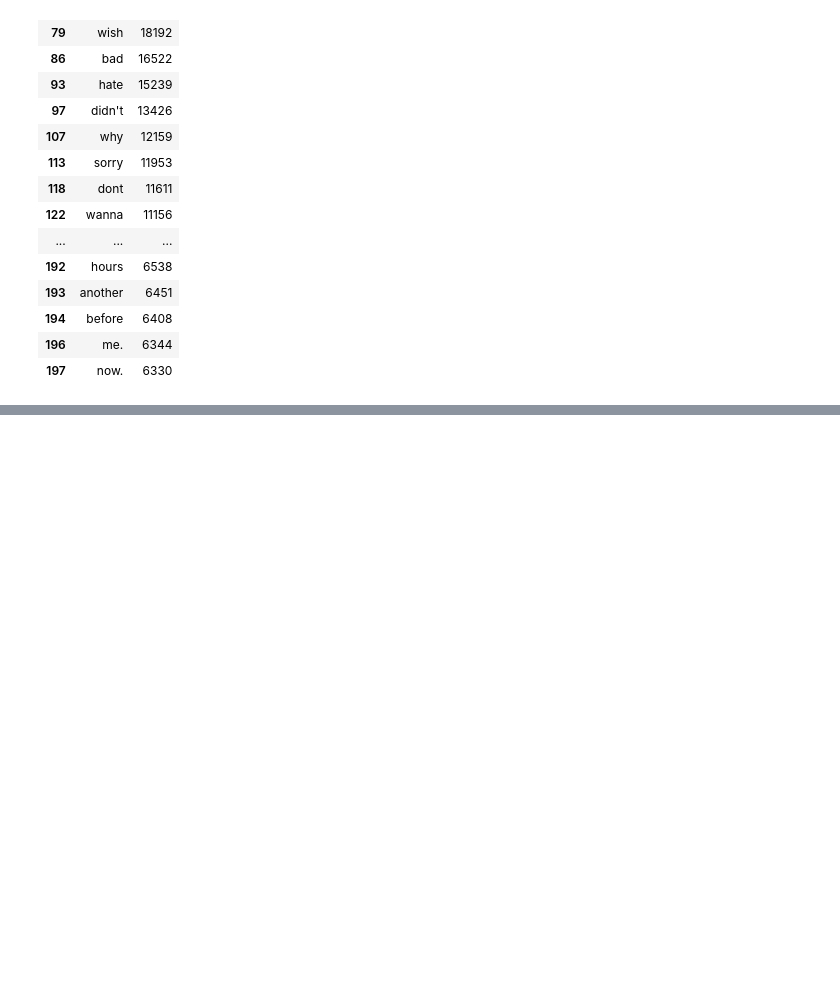
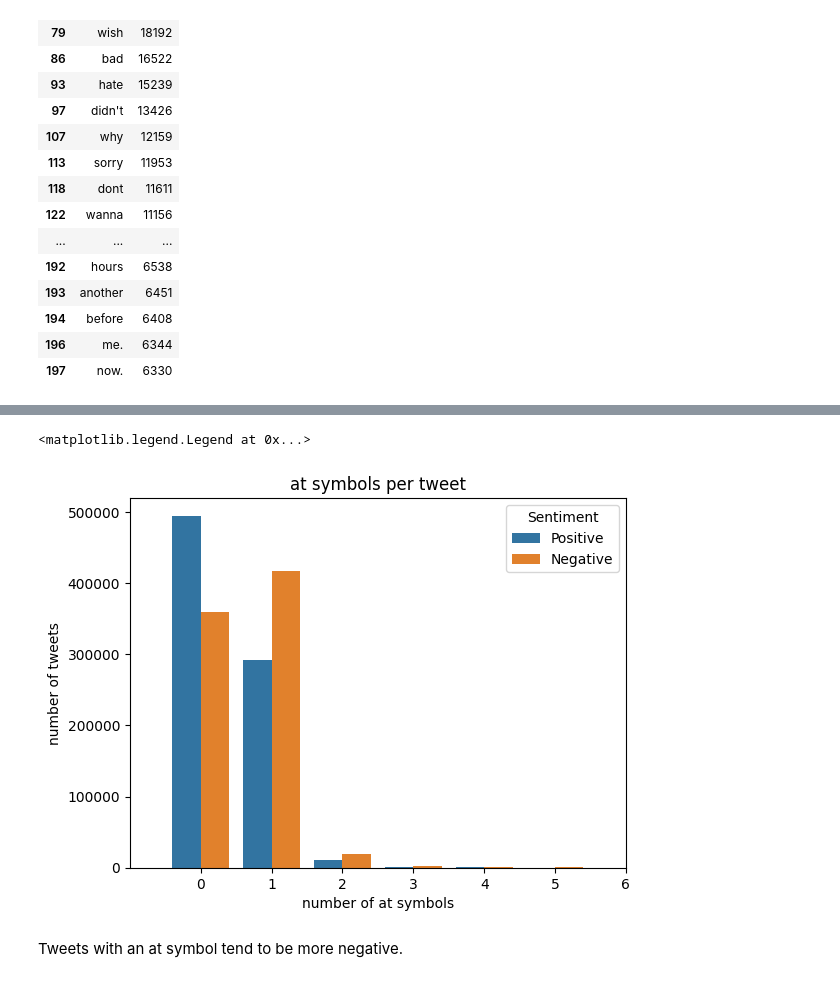
Before and after one commit to DavidStein7/marketing_analytics_project, a Jupyter notebook: Notebooks/finn_data_exploration.ipynb, the cells around one changed output, grey strips where cells are left out. Cells and saved outputs as stored; diff of their text form; code cells hidden in the pictures; blank space fills up the shorter version.

```diff
--- a/Notebooks/finn_data_exploration.ipynb
+++ b/Notebooks/finn_data_exploration.ipynb
@@ -206,0 +295,3 @@ unique_neg
+# %%
+data['At'] = data['Tweet'].str.count('\@')
+data
@@ -206,0 +312,12 @@ unique_neg
+# %%
+sns.countplot(data, x='At', hue='Sentiment')
+plt.xlim(-1,6)
+plt.title('at symbols per tweet')
+plt.xlabel('number of at symbols')
+plt.ylabel('number of tweets')
+plt.legend(title='Sentiment', loc='upper right', labels=['Positive', 'Negative'])
+# %% [output]
+<matplotlib.legend.Legend at 0x...>
+[figure, added]
+# %% [markdown]
+Tweets with an at symbol tend to be more negative.
```
Also changed, not shown: parts of 10 cells of this notebook.
